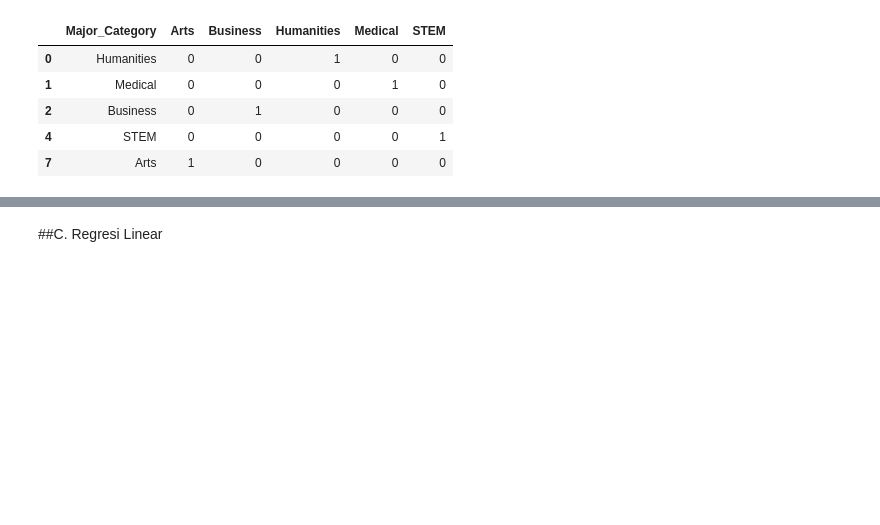
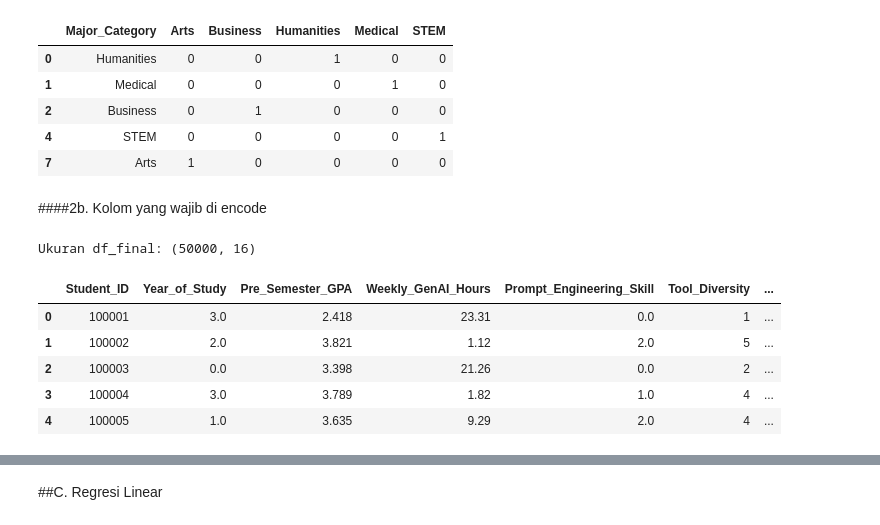
Before and after one commit to Shxrp08/Project_SG_I-Smile_Group6_2026, a Jupyter notebook: Project_SG_Group_6_Rev1(Error01).ipynb, the cells around one changed output, grey strips where cells are left out. Drawn from its saved outputs; the diff is of its cells as text; code cells hidden in the pictures; blank space fills up the shorter version.

```diff
--- a/Project_SG_Group_6_Rev1(Error01).ipynb
+++ b/Project_SG_Group_6_Rev1(Error01).ipynb
@@ -456,3 +472,32 @@ pd.concat([contoh, pd.get_dummies(contoh, dtype=int)], axis=1)
 | 2 | Business | 0 | 1 | 0 | 0 | 0 |
 | 4 | STEM | 0 | 0 | 0 | 0 | 1 |
 | 7 | Arts | 1 | 0 | 0 | 0 | 0 |
+# %% [markdown]
+####2b. Kolom yang wajib di encode
+# %%
+# Encode kolom boolean (Paid_Subscription)
+df_clean['Paid_Subscription'] = df_clean['Paid_Subscription'].astype(int)
+
+
+# Encode kolom ordinal (Year_of_Study & Prompt_Engineering_Skill)
+year_order = ['Freshman', 'Sophomore', 'Junior', 'Senior', 'Graduate']           # Tentukan urutan tingkatannya (order)
+skill_order = ['Beginner', 'Intermediate', 'Advanced']
+
+ord_enc = OrdinalEncoder(categories=[year_order, skill_order])
+df_clean[['Year_of_Study', 'Prompt_Engineering_Skill']] = ord_enc.fit_transform(
+    df_clean[['Year_of_Study', 'Prompt_Engineering_Skill']]
+)
+
+# Encode Kolom Nominal (Major_Category & Primary_Use_Case)
+df_final = pd.get_dummies(df_clean, columns=['Major_Category', 'Primary_Use_Case'], drop_first=True, dtype=int)
+
+print("Ukuran df_final:", df_final.shape)                                        #tampilkan hasil aplikasi encoding
+df_final.head()
+# %% [output]
+Ukuran df_final: (50000, 16)
+|  | Student_ID | Year_of_Study | Pre_Semester_GPA | Weekly_GenAI_Hours | Prompt_Engineering_Skill | Tool_Diversity | ... |
+| 0 | 100001 | 3.0 | 2.418 | 23.31 | 0.0 | 1 | ... |
+| 1 | 100002 | 2.0 | 3.821 | 1.12 | 2.0 | 5 | ... |
+| 2 | 100003 | 0.0 | 3.398 | 21.26 | 0.0 | 2 | ... |
+| 3 | 100004 | 3.0 | 3.789 | 1.82 | 1.0 | 4 | ... |
+| 4 | 100005 | 1.0 | 3.635 | 9.29 | 2.0 | 4 | ... |
```
Also changed, not shown: parts of 23 cells of this notebook.
